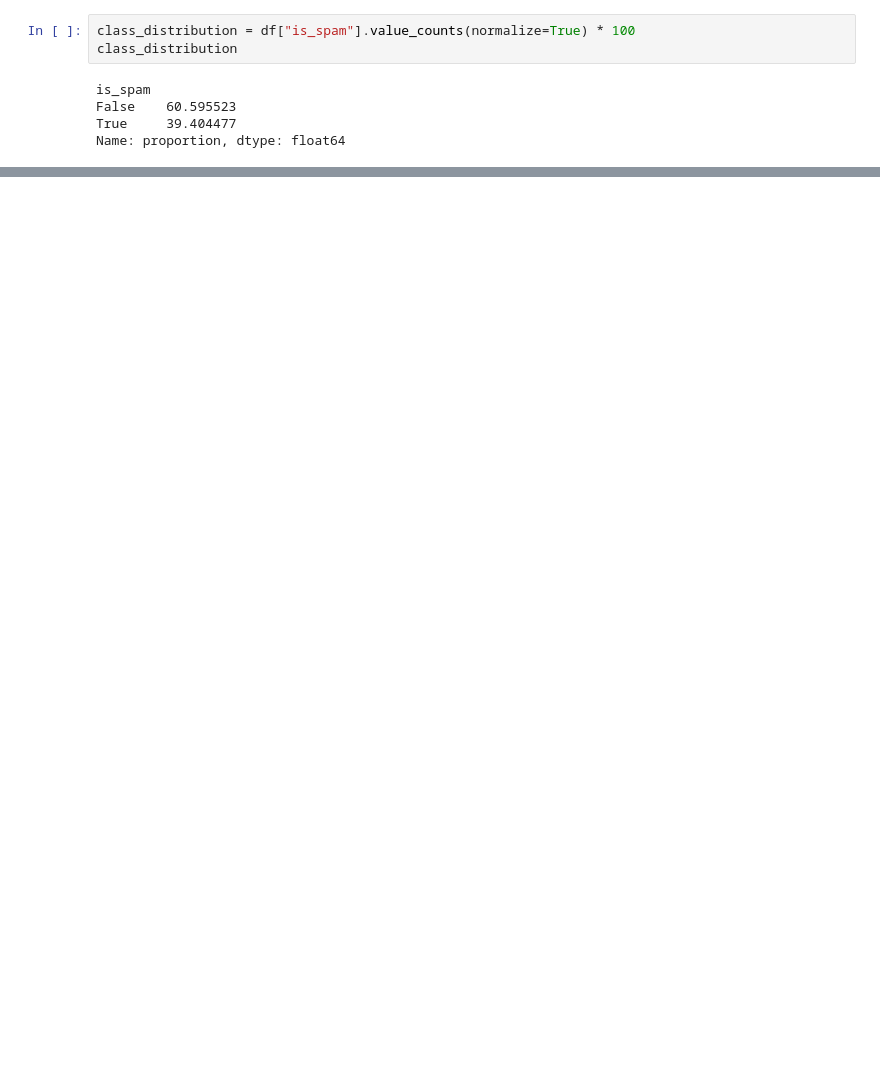
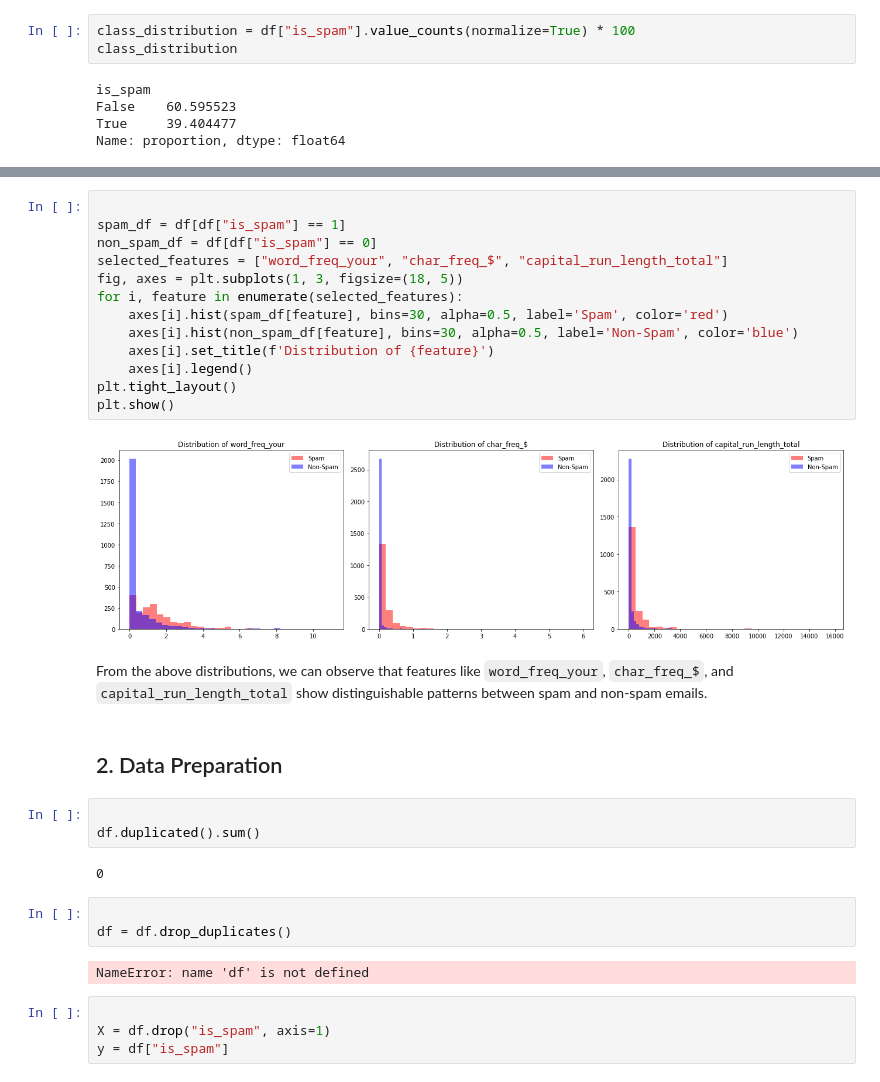
Before and after one commit to Venkatnelluri-max/Artificial-intelligence-CA--1, a Jupyter notebook: Vicky_ML_CA1.ipynb, the cells around one changed output, grey strips where cells are left out. Cells and saved outputs as stored; diff of their text form; blank space fills up the shorter version.

```diff
--- a/Vicky_ML_CA1.ipynb
+++ b/Vicky_ML_CA1.ipynb
@@ -449,0 +177,34 @@ plt.show()
+# %%
+
+spam_df = df[df["is_spam"] == 1]
+non_spam_df = df[df["is_spam"] == 0]
+selected_features = ["word_freq_your", "char_freq_$", "capital_run_length_total"]
+fig, axes = plt.subplots(1, 3, figsize=(18, 5))
+for i, feature in enumerate(selected_features):
+    axes[i].hist(spam_df[feature], bins=30, alpha=0.5, label='Spam', color='red')
+    axes[i].hist(non_spam_df[feature], bins=30, alpha=0.5, label='Non-Spam', color='blue')
+    axes[i].set_title(f'Distribution of {feature}')
+    axes[i].legend()
+plt.tight_layout()
+plt.show()
+# %% [output]
+[figure, added]
+# %% [markdown]
+
+From the above distributions, we can observe that features like `word_freq_your`, `char_freq_$`, and `capital_run_length_total` show distinguishable patterns between spam and non-spam emails.
+# %% [markdown]
+## 2. Data Preparation
+# %%
+
+df.duplicated().sum()
+# %% [output]
+0
+# %%
+
+df = df.drop_duplicates()
+# %% [output]
+NameError: name 'df' is not defined
+# %%
+
+X = df.drop("is_spam", axis=1)
+y = df["is_spam"]
```
Also changed, not shown: parts of 67 cells of this notebook.
